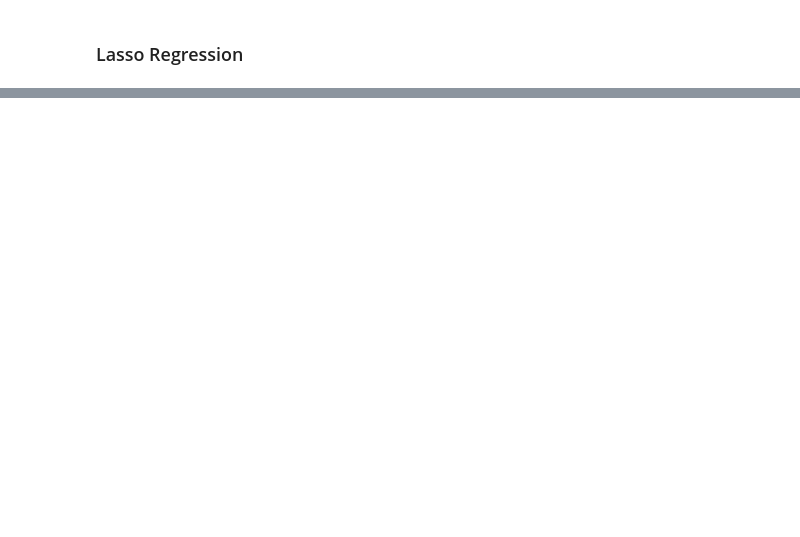
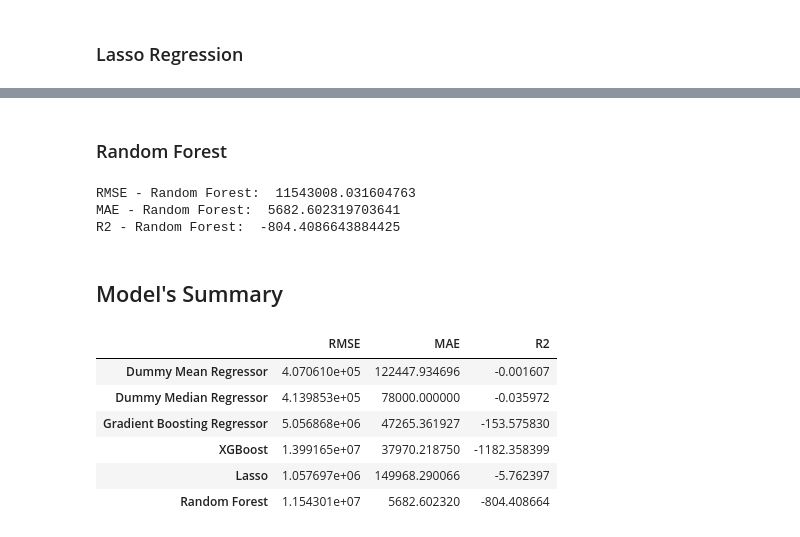
Before and after one commit to cjpena531/House_Prices_Prediction, a Jupyter notebook: Modeling.ipynb, the cells around one changed output, grey strips where cells are left out. Cells and saved outputs as stored; diff of their text form; code cells hidden in the pictures; blank space fills up the shorter version.

Commit message:
Update 9
Added Random Forest Regressor and Model Summary

```diff
--- a/Modeling.ipynb
+++ b/Modeling.ipynb
@@ -278,6 +289,10 @@ las = linear_model.Lasso(max_iter=10000)
 las.fit(X_train, y_train)
 las_preds = las.predict(X_test)
 # %%
-print("MSE - Lasso: ", mean_squared_error(y_test, las_preds)**(1/2))
-print("MAE - Lasso: ", median_absolute_error(y_test, las_preds))
-print("R2 - Lasso: ", r2_score(y_test, las_preds))
+las_rmse = mean_squared_error(y_test, las_preds)**(1/2)
+las_mae = median_absolute_error(y_test, las_preds)
+las_r2 = r2_score(y_test, las_preds)
+
+print("RMSE - Lasso: ", las_rmse)
+print("MAE - Lasso: ", las_mae)
+print("R2 - Lasso: ", las_r2)
@@ -283,0 +307,2 @@ print("R2 - Lasso: ", r2_score(y_test, las_preds))
+# %% [markdown]
+### Random Forest
@@ -283,0 +311,40 @@ print("R2 - Lasso: ", r2_score(y_test, las_preds))
+# %%
+rfr = RandomForestRegressor()
+rfr.fit(X_train, y_train)
+rfr_preds = rfr.predict(X_test)
+# %%
+rfr_rmse = mean_squared_error(y_test, rfr_preds)**(1/2)
+rfr_mae = median_absolute_error(y_test, rfr_preds)
+rfr_r2 = r2_score(y_test, rfr_preds)
+
+print("RMSE - Random Forest: ", rfr_rmse)
+print("MAE - Random Forest: ", rfr_mae)
+print("R2 - Random Forest: ", rfr_r2)
+# %% [output]
+RMSE - Random Forest:  11543008.031604763
+MAE - Random Forest:  5682.602319703641
+R2 - Random Forest:  -804.4086643884425
+# %% [markdown]
+## Model's Summary
+# %%
+data = [[dme_rmse, dme_mae, dme_r2],
+        [dmd_rmse, dmd_mae, dmd_r2],
+        [gbr_rmse, gbr_mae, gbr_r2],
+        [xgb_rmse, xgb_mae, xgb_r2],
+        [las_rmse, las_mae, las_r2],
+        [rfr_rmse, rfr_mae, rfr_r2]]
+
+Model_Performance = pd.DataFrame(data, index=['Dummy Mean Regressor', 'Dummy Median Regressor',
+                                              'Gradient Boosting Regressor', 'XGBoost', 'Lasso',
+                                              'Random Forest'],
+                                 columns=['RMSE', 'MAE', 'R2'])
+
+Model_Performance
+# %% [output]
+|  | RMSE | MAE | R2 |
+| Dummy Mean Regressor | 4.070610e+05 | 122447.934696 | -0.001607 |
+| Dummy Median Regressor | 4.139853e+05 | 78000.000000 | -0.035972 |
+| Gradient Boosting Regressor | 5.056868e+06 | 47265.361927 | -153.575830 |
+| XGBoost | 1.399165e+07 | 37970.218750 | -1182.358399 |
+| Lasso | 1.057697e+06 | 149968.290066 | -5.762397 |
+| Random Forest | 1.154301e+07 | 5682.602320 | -804.408664 |
```
Also changed, not shown: parts of 12 cells of this notebook.
